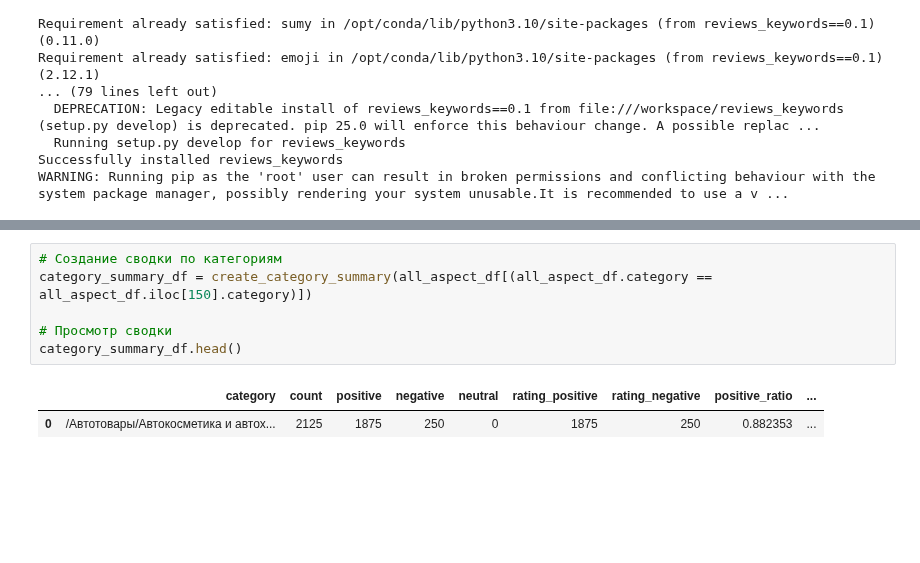
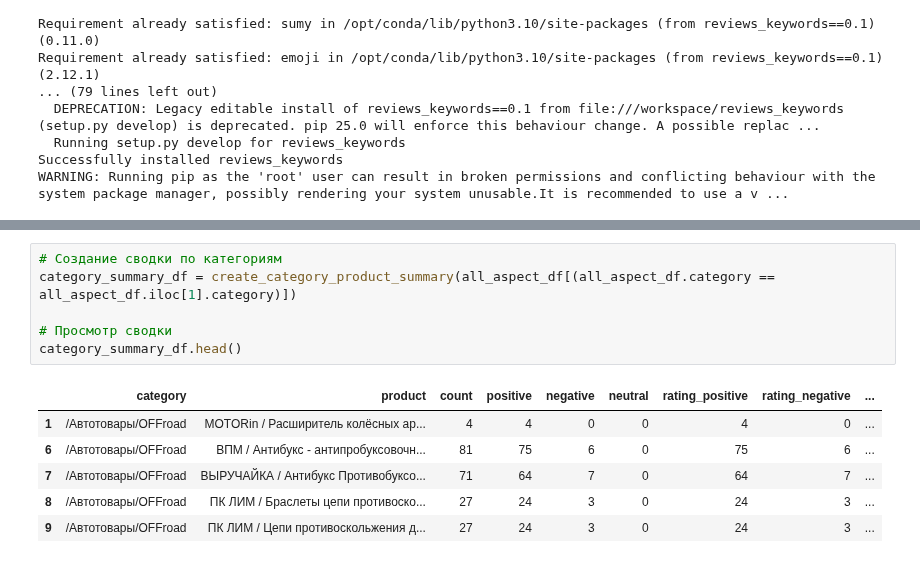
Before and after one commit to Frame24/WB_Parse, a Jupyter notebook: keywords_extraction new.ipynb, the cells around one changed output, grey strips where cells are left out. Saved outputs shown, nothing was run; the diff lists cells and outputs as text; blank space fills up the shorter version.

```diff
--- a/keywords_extraction new.ipynb
+++ b/keywords_extraction new.ipynb
@@ -98,9 +94,13 @@ torch.cuda.is_available() - True
 # %%
 # Создание сводки по категориям
-category_summary_df = create_category_summary(all_aspect_df[(all_aspect_df.category == all_aspect_df.iloc[150].category)])
+category_summary_df = create_category_product_summary(all_aspect_df[(all_aspect_df.category == all_aspect_df.iloc[1].category)])
 
 # Просмотр сводки
 category_summary_df.head()
 # %% [output]
-|  | category | count | positive | negative | neutral | rating_positive | rating_negative | positive_ratio | ... |
-| 0 | /Автотовары/Автокосметика и автох... | 2125 | 1875 | 250 | 0 | 1875 | 250 | 0.882353 | ... |
+|  | category | product | count | positive | negative | neutral | rating_positive | rating_negative | ... |
+| 1 | /Автотовары/OFFroad | MOTORin / Расширитель колёсных ар... | 4 | 4 | 0 | 0 | 4 | 0 | ... |
+| 6 | /Автотовары/OFFroad | ВПМ / Антибукс - антипробуксовочн... | 81 | 75 | 6 | 0 | 75 | 6 | ... |
+| 7 | /Автотовары/OFFroad | ВЫРУЧАЙКА / Антибукс Противобуксо... | 71 | 64 | 7 | 0 | 64 | 7 | ... |
+| 8 | /Автотовары/OFFroad | ПК ЛИМ / Браслеты цепи противоско... | 27 | 24 | 3 | 0 | 24 | 3 | ... |
+| 9 | /Автотовары/OFFroad | ПК ЛИМ / Цепи противоскольжения д... | 27 | 24 | 3 | 0 | 24 | 3 | ... |
```
Also changed, not shown: parts of 1 cell of this notebook, 1 other file.
